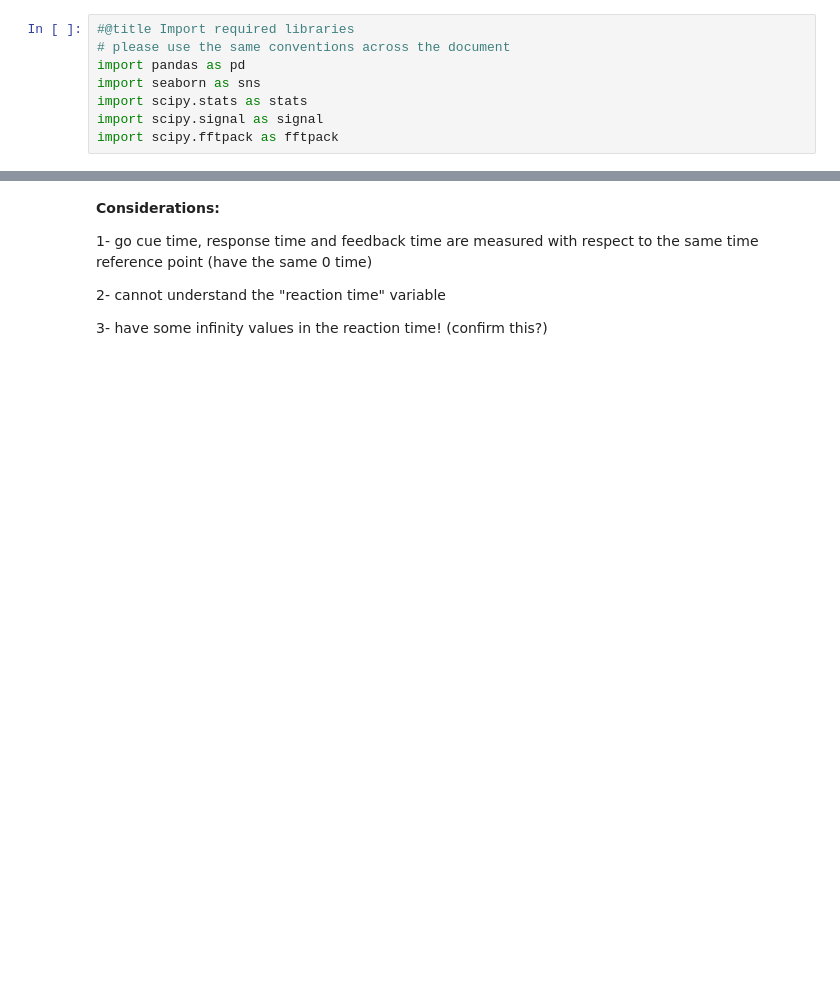
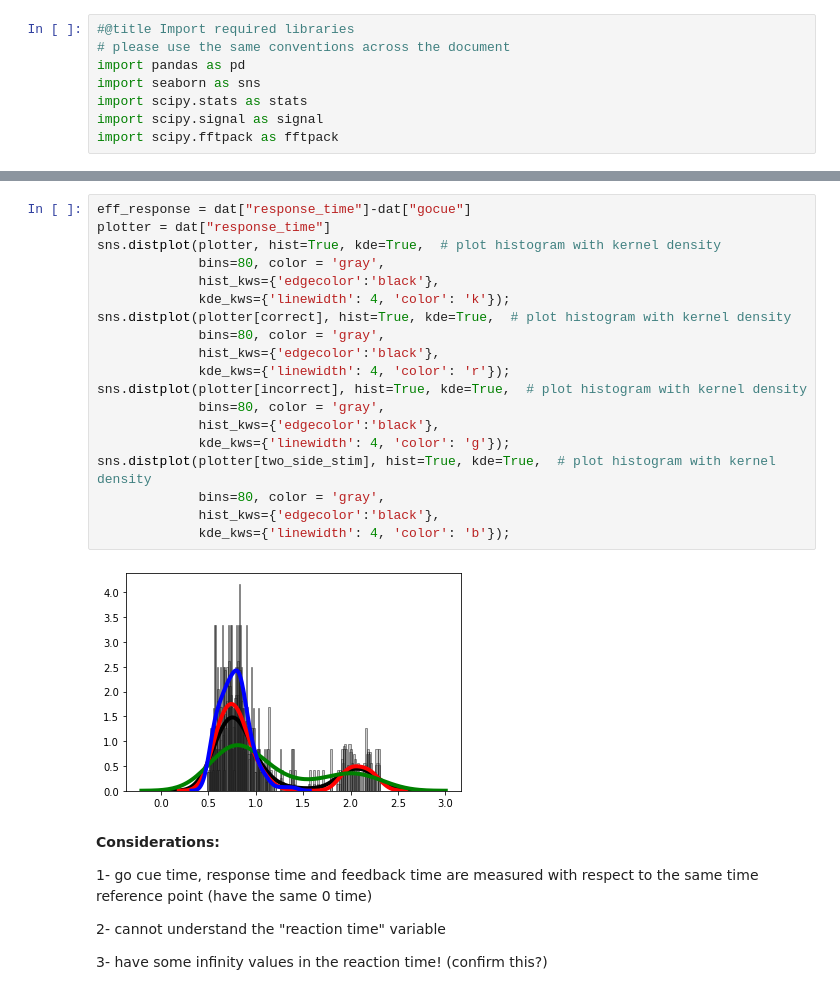
Before and after one commit to Neurocoders/AttentionProject, a Jupyter notebook: load_steinmetz_data_V2.ipynb, the cells around one changed output, grey strips where cells are left out. Cells and saved outputs as stored; diff of their text form; blank space fills up the shorter version.

```diff
--- a/load_steinmetz_data_V2.ipynb
+++ b/load_steinmetz_data_V2.ipynb
@@ -148,3 +170,24 @@ sns.distplot(dat["response_time"], hist=True, kde=True,  # plot histogram with k
+# %%
+eff_response = dat["response_time"]-dat["gocue"]
+plotter = dat["response_time"]
+sns.distplot(plotter, hist=True, kde=True,  # plot histogram with kernel density
+             bins=80, color = 'gray',
+             hist_kws={'edgecolor':'black'},
+             kde_kws={'linewidth': 4, 'color': 'k'});
+sns.distplot(plotter[correct], hist=True, kde=True,  # plot histogram with kernel density
+             bins=80, color = 'gray',
+             hist_kws={'edgecolor':'black'},
+             kde_kws={'linewidth': 4, 'color': 'r'});
+sns.distplot(plotter[incorrect], hist=True, kde=True,  # plot histogram with kernel density
+             bins=80, color = 'gray',
+             hist_kws={'edgecolor':'black'},
+             kde_kws={'linewidth': 4, 'color': 'g'});
+sns.distplot(plotter[two_side_stim], hist=True, kde=True,  # plot histogram with kernel density
+             bins=80, color = 'gray',
+             hist_kws={'edgecolor':'black'},
+             kde_kws={'linewidth': 4, 'color': 'b'});
+# %% [output]
+[figure, added]
 # %% [markdown]
 **Considerations:**
 
```
Also changed, not shown: parts of 2 cells of this notebook.
